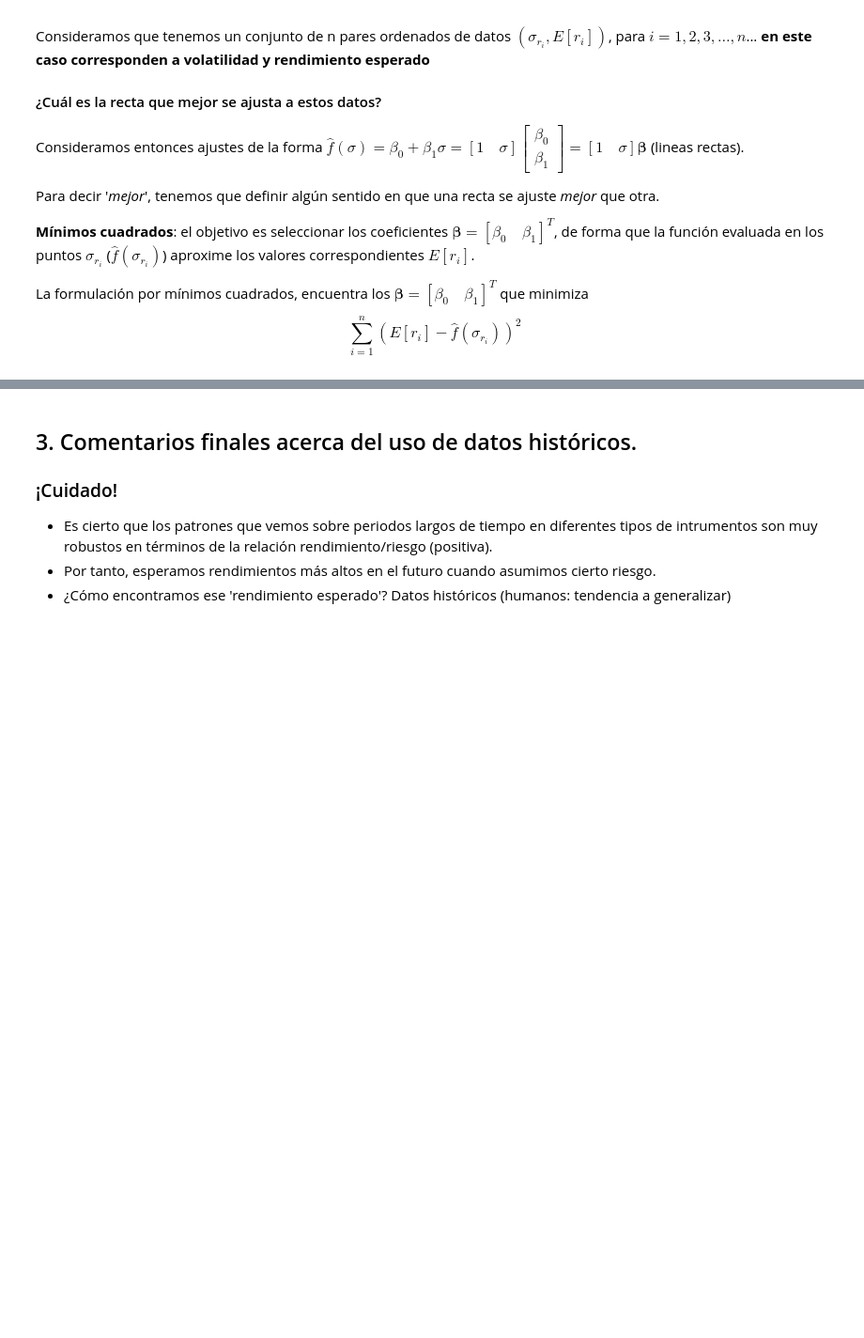
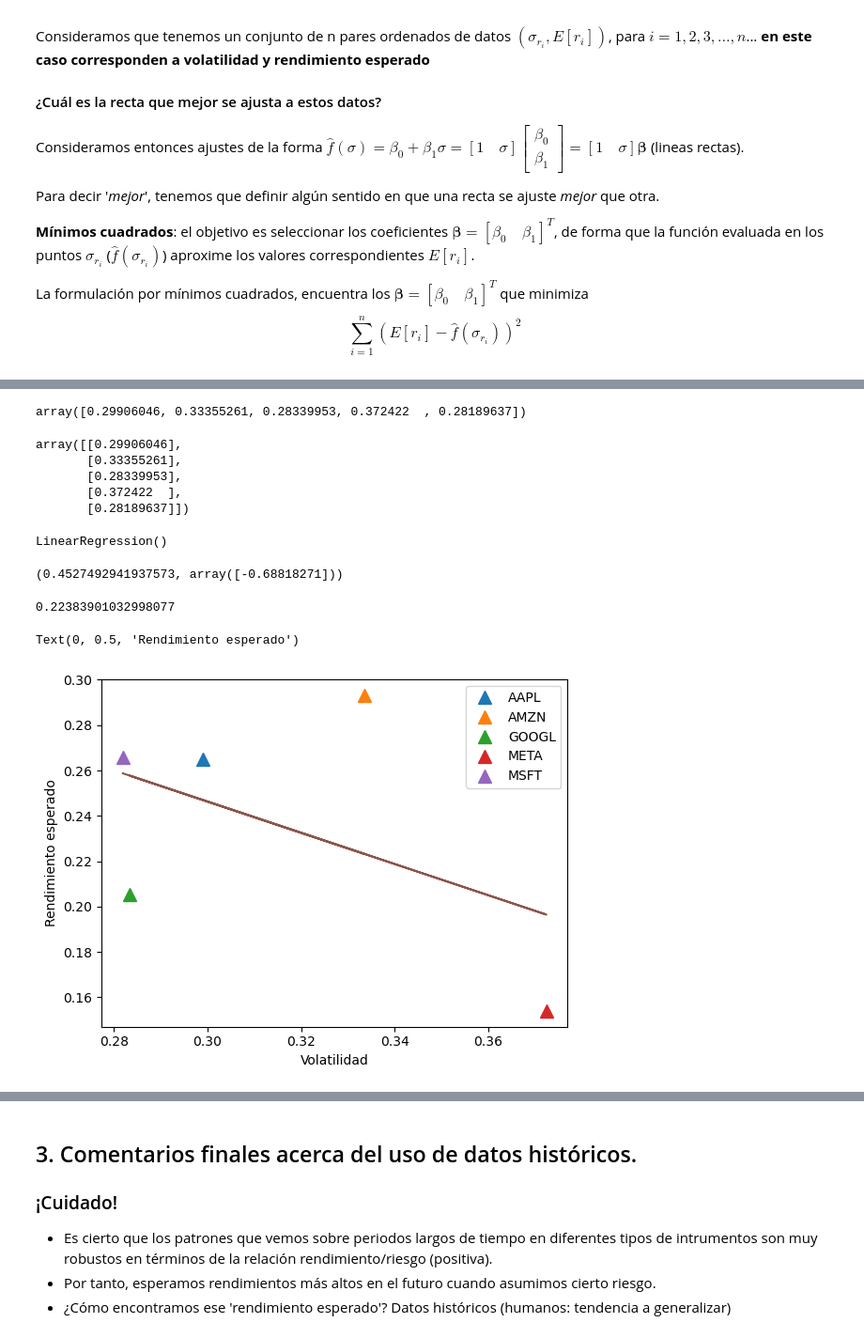
Before and after one commit to neto10m/porinvp2023, a Jupyter notebook: Modulo1/Clase5_MidiendoConHistoricos.ipynb, the cells around one changed output, grey strips where cells are left out. Shown: that part at 94% size. Saved outputs shown, nothing was run; the diff lists cells and outputs as text; code cells hidden in the pictures; blank space fills up the shorter version.

```diff
--- a/Modulo1/Clase5_MidiendoConHistoricos.ipynb
+++ b/Modulo1/Clase5_MidiendoConHistoricos.ipynb
@@ -312,2 +327,57 @@ $$\sum_{i=1}^{n}(E[r_i]-\hat{f}(\sigma_{r_i}))^2$$
+# %%
+# Instanciamos la regresión lineal
+model = LinearRegression()
+# %%
+summary_annual.loc["vol"].values
+# %% [output]
+array([0.29906046, 0.33355261, 0.28339953, 0.372422  , 0.28189637])
+# %%
+summary_annual.loc["vol"].values.reshape(-1, 1)
+# %% [output]
+array([[0.29906046],
+       [0.33355261],
+       [0.28339953],
+       [0.372422  ],
+       [0.28189637]])
+# %%
+# Resolver problema de optimizacion
+model.fit(
+    X=summary_annual.loc["vol"].values.reshape(-1, 1),
+    y=summary_annual.loc["media"].values
+)
+# %% [output]
+LinearRegression()
+# %%
+b0 = model.intercept_
+b1 = model.coef_
+b0, b1
+# %% [output]
+(0.4527492941937573, array([-0.68818271]))
 # %%
 # Cálculo de bondad de ajuste através de R^2
+model.score(
+    X=summary_annual.loc["vol"].values.reshape(-1, 1),
+    y=summary_annual.loc["media"].values
+)
+# %% [output]
+0.22383901032998077
+# %%
+for col in summary_annual:
+    plt.plot(
+        summary_annual.loc["vol", col],
+        summary_annual.loc["media", col],
+        "^",
+        ms=10,
+        label=col
+    )
+# Gráfico de la recta
+plt.plot(
+    summary_annual.loc["vol"].values,
+    model.predict(summary_annual.loc["vol"].values.reshape(-1, 1)),
+)
+plt.legend()
+plt.xlabel("Volatilidad")
+plt.ylabel("Rendimiento esperado")
+# %% [output]
+Text(0, 0.5, 'Rendimiento esperado')
+[figure, added]
```
Also changed, not shown: parts of 34 cells of this notebook, 1 other file.
